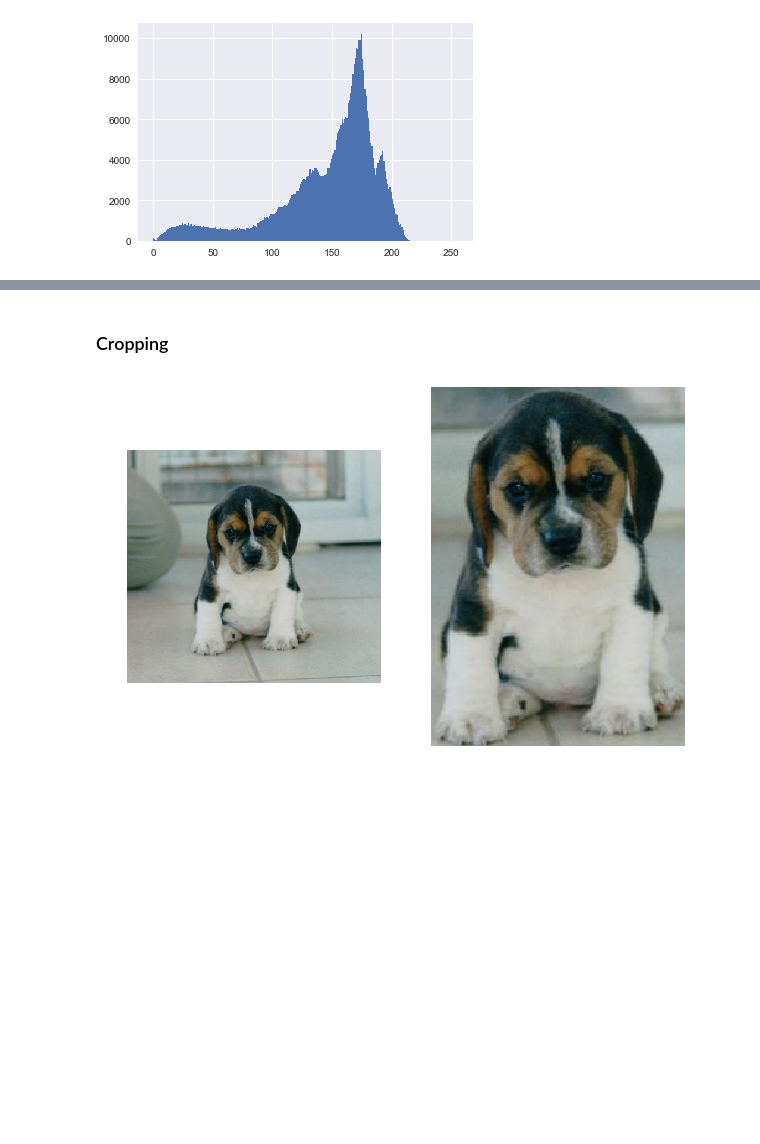
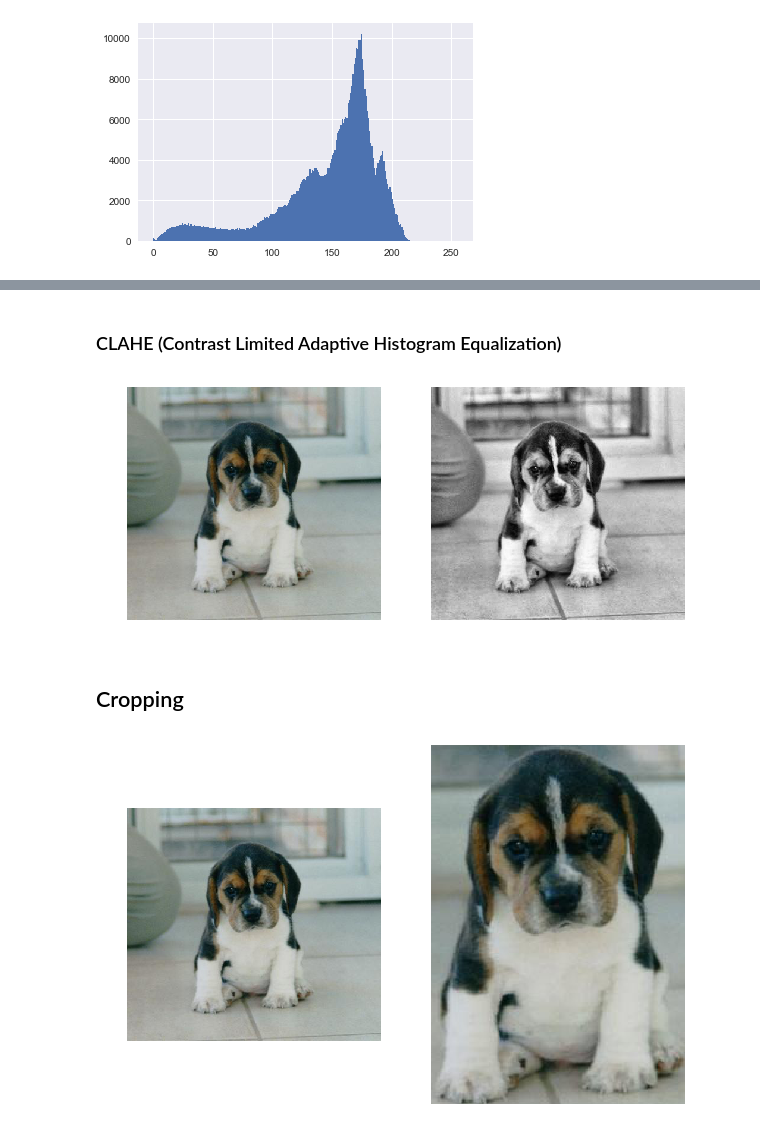
Before and after one commit to makboulhoussen/wouaf, a Jupyter notebook: 1.Preparation.ipynb, the cells around one changed output, grey strips where cells are left out. Saved outputs shown, nothing was run; the diff lists cells and outputs as text; code cells hidden in the pictures; blank space fills up the shorter version.

```diff
--- a/1.Preparation.ipynb
+++ b/1.Preparation.ipynb
@@ -165,5 +162,16 @@ plt.show()
+# %% [markdown]
+### CLAHE (Contrast Limited Adaptive Histogram Equalization)
+# %%
+gray_image = cv2.cvtColor(img_orig, cv2.COLOR_BGR2GRAY)
+# create a CLAHE object (Arguments are optional).
+clahe = cv2.createCLAHE(clipLimit=2.0, tileGridSize=(8,8))
+cl1 = clahe.apply(gray_image)
+
+show_images(cv2.cvtColor(img_orig, cv2.CV_32S),None, cl1, 'gray')
+# %% [output]
+[figure, added]
 # %% [markdown]
-### Cropping
+## Cropping
 # %%
 box = annotations_df[annotations_df['filename'] == 'n02088364_1507']
 cropped_img = img_orig[int(box.ymin):int(box.ymax), int(box.xmin):int(box.xmax)]
```
Also changed, not shown: parts of 37 cells of this notebook, 1 other file.
